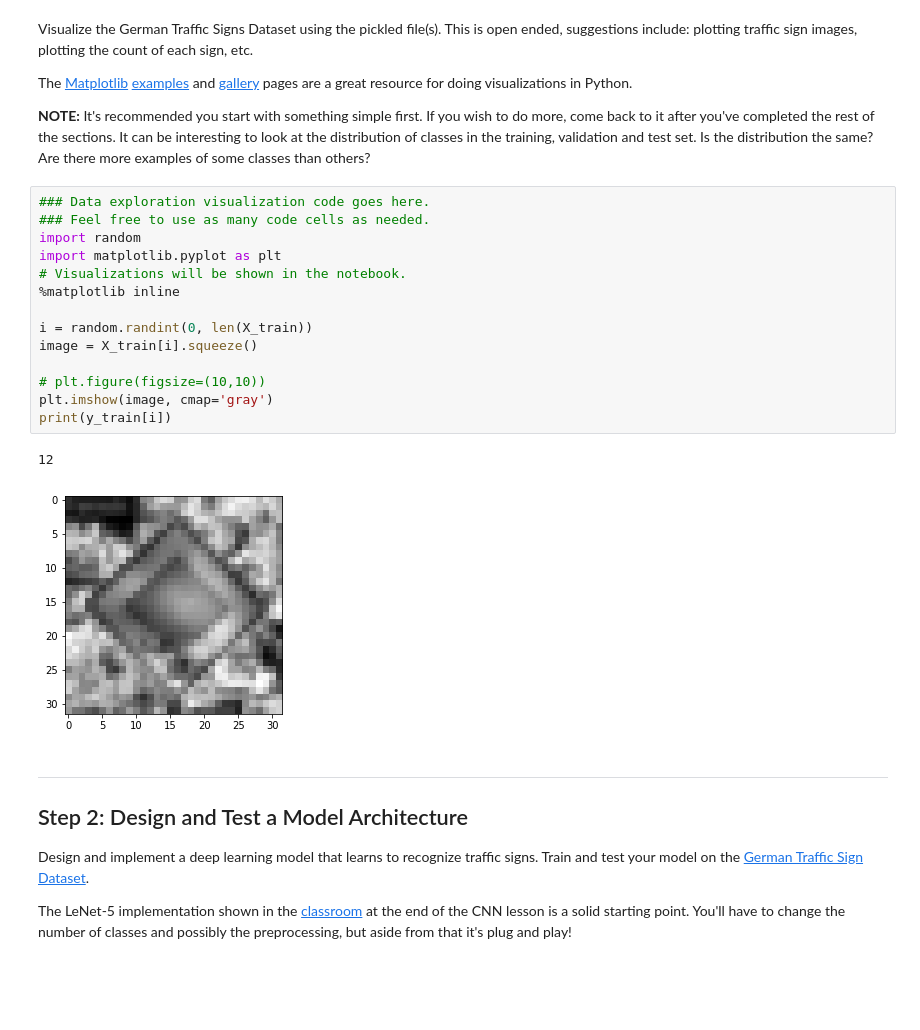
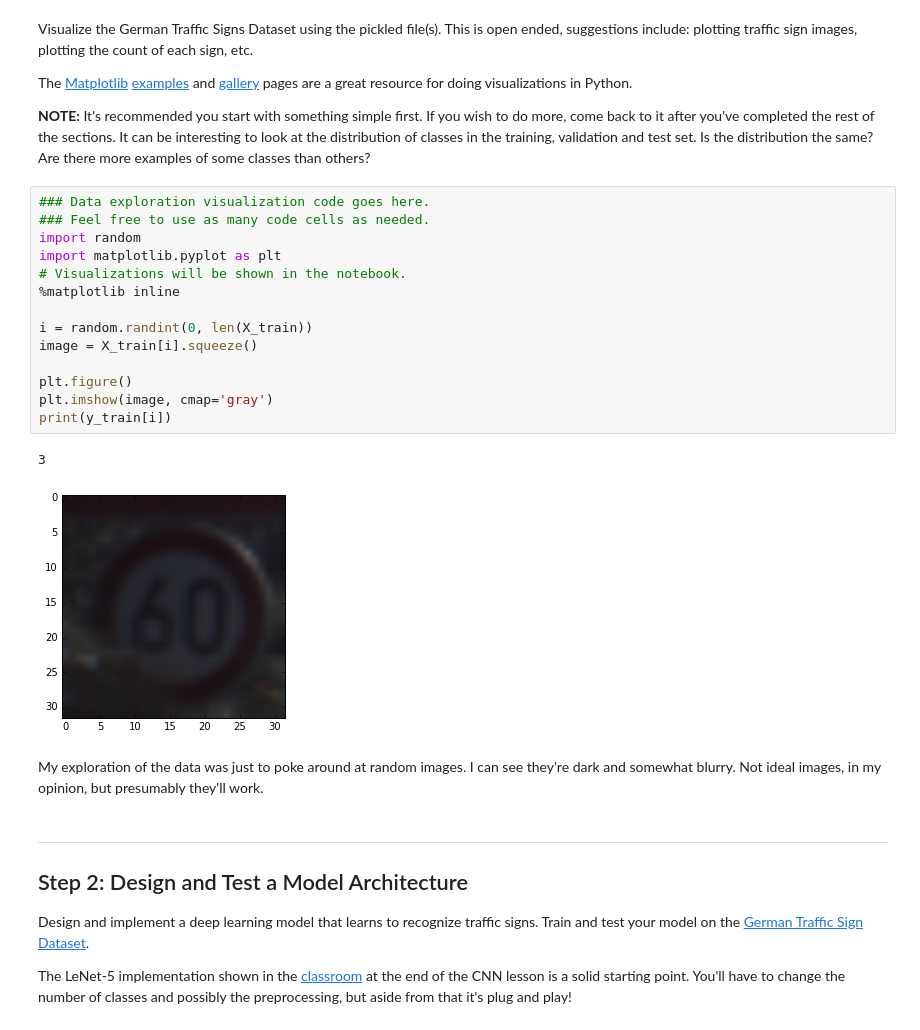
Before and after one commit to rywater/p2, a Jupyter notebook: Traffic_Sign_Classifier.ipynb, the cells around one changed output. Cells and saved outputs as stored; diff of their text form; blank space fills up the shorter version.

```diff
--- a/Traffic_Sign_Classifier.ipynb
+++ b/Traffic_Sign_Classifier.ipynb
@@ -87,20 +90,22 @@ The [Matplotlib](http://matplotlib.org/) [examples](http://matplotlib.org/exampl
 # %%
 ### Data exploration visualization code goes here.
 ### Feel free to use as many code cells as needed.
 import random
 import matplotlib.pyplot as plt
 # Visualizations will be shown in the notebook.
 %matplotlib inline
 
 i = random.randint(0, len(X_train))
 image = X_train[i].squeeze()
 
-# plt.figure(figsize=(10,10))
+plt.figure()
 plt.imshow(image, cmap='gray')
 print(y_train[i])
 # %% [output]
-12
+3
-[figure, old version]
+[figure, new version]
+# %% [markdown]
+My exploration of the data was just to poke around at random images. I can see they're dark and somewhat blurry. Not ideal images, in my opinion, but presumably they'll work.
 # %% [markdown]
 ----
 
```
Also changed, not shown: parts of 18 cells of this notebook, 10 other files.
